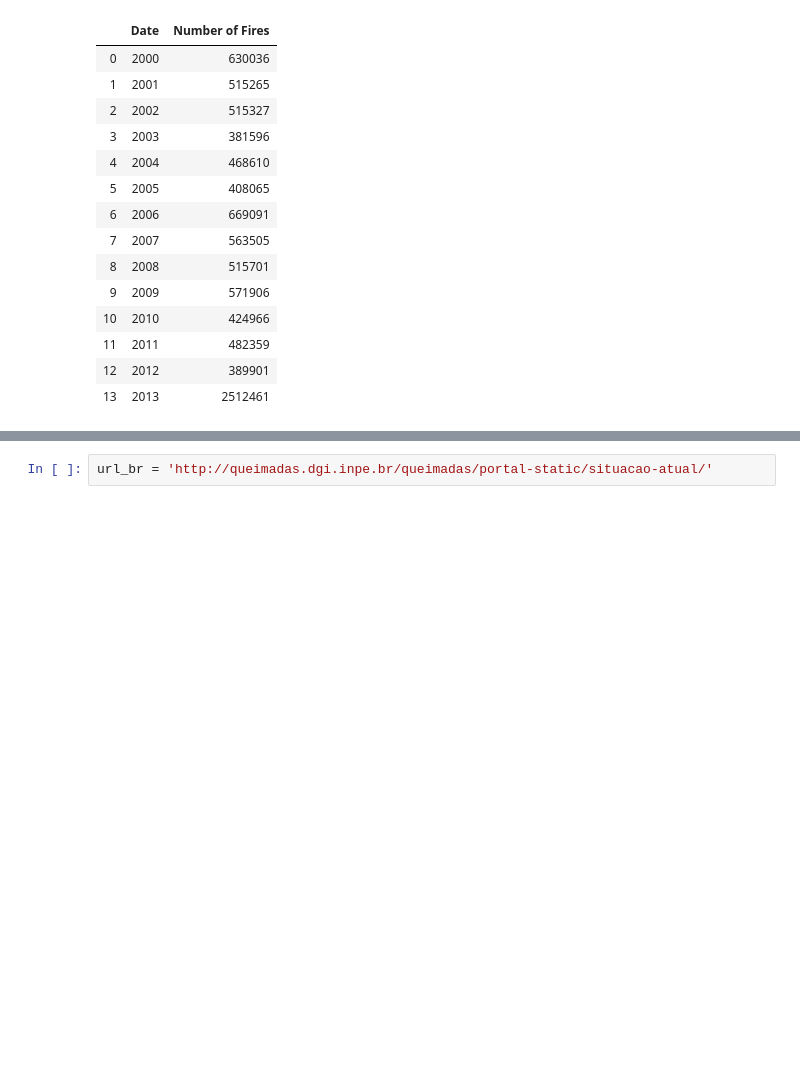
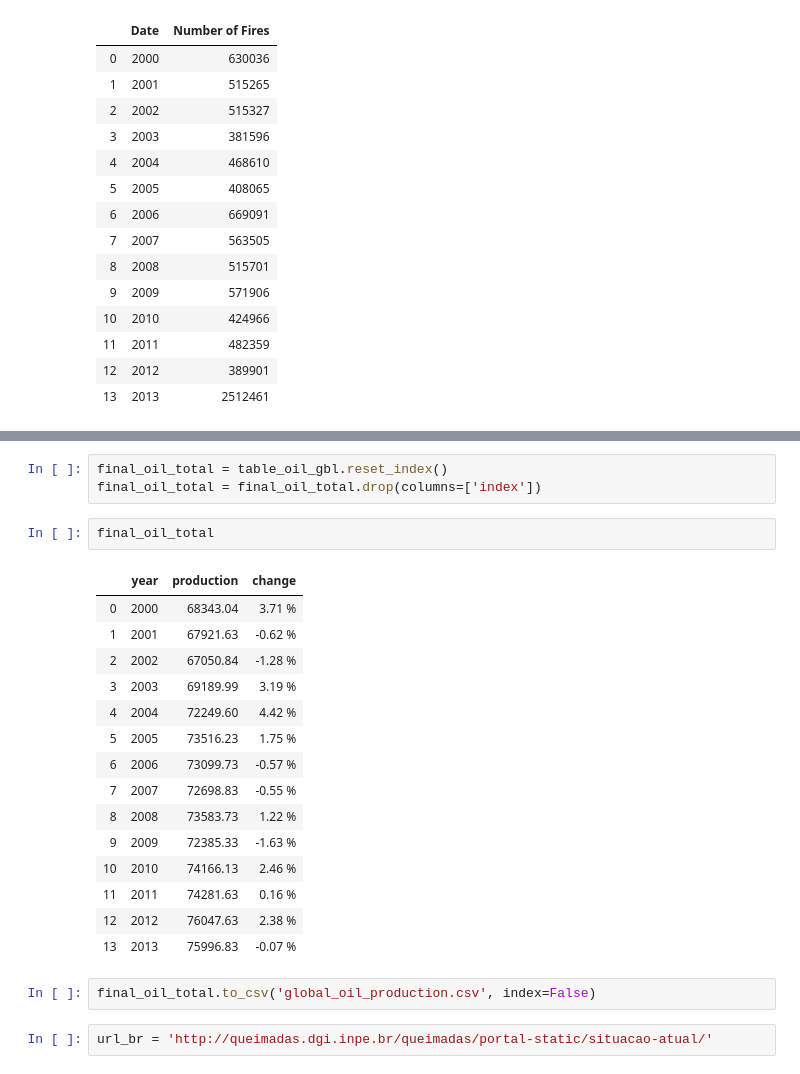
Before and after one commit to lourdesrm/ETL-project, a Jupyter notebook: Data_source/web-scraping.ipynb, the cells around one changed output, grey strips where cells are left out. Drawn from its saved outputs; the diff is of its cells as text; blank space fills up the shorter version.

```diff
--- a/Data_source/web-scraping.ipynb
+++ b/Data_source/web-scraping.ipynb
@@ -84,3 +146,26 @@ final_us_count.to_csv('fire_count_us.csv')
+# %%
+final_oil_total = table_oil_gbl.reset_index()
+final_oil_total = final_oil_total.drop(columns=['index'])
+# %%
+final_oil_total
+# %% [output]
+|  | year | production | change |
+| 0 | 2000 | 68343.04 | 3.71 % |
+| 1 | 2001 | 67921.63 | -0.62 % |
+| 2 | 2002 | 67050.84 | -1.28 % |
+| 3 | 2003 | 69189.99 | 3.19 % |
+| 4 | 2004 | 72249.60 | 4.42 % |
+| 5 | 2005 | 73516.23 | 1.75 % |
+| 6 | 2006 | 73099.73 | -0.57 % |
+| 7 | 2007 | 72698.83 | -0.55 % |
+| 8 | 2008 | 73583.73 | 1.22 % |
+| 9 | 2009 | 72385.33 | -1.63 % |
+| 10 | 2010 | 74166.13 | 2.46 % |
+| 11 | 2011 | 74281.63 | 0.16 % |
+| 12 | 2012 | 76047.63 | 2.38 % |
+| 13 | 2013 | 75996.83 | -0.07 % |
+# %%
+final_oil_total.to_csv('global_oil_production.csv', index=False)
 # %%
 url_br = 'http://queimadas.dgi.inpe.br/queimadas/portal-static/situacao-atual/'
 # %%
```
Also changed, not shown: parts of 4 cells of this notebook.
